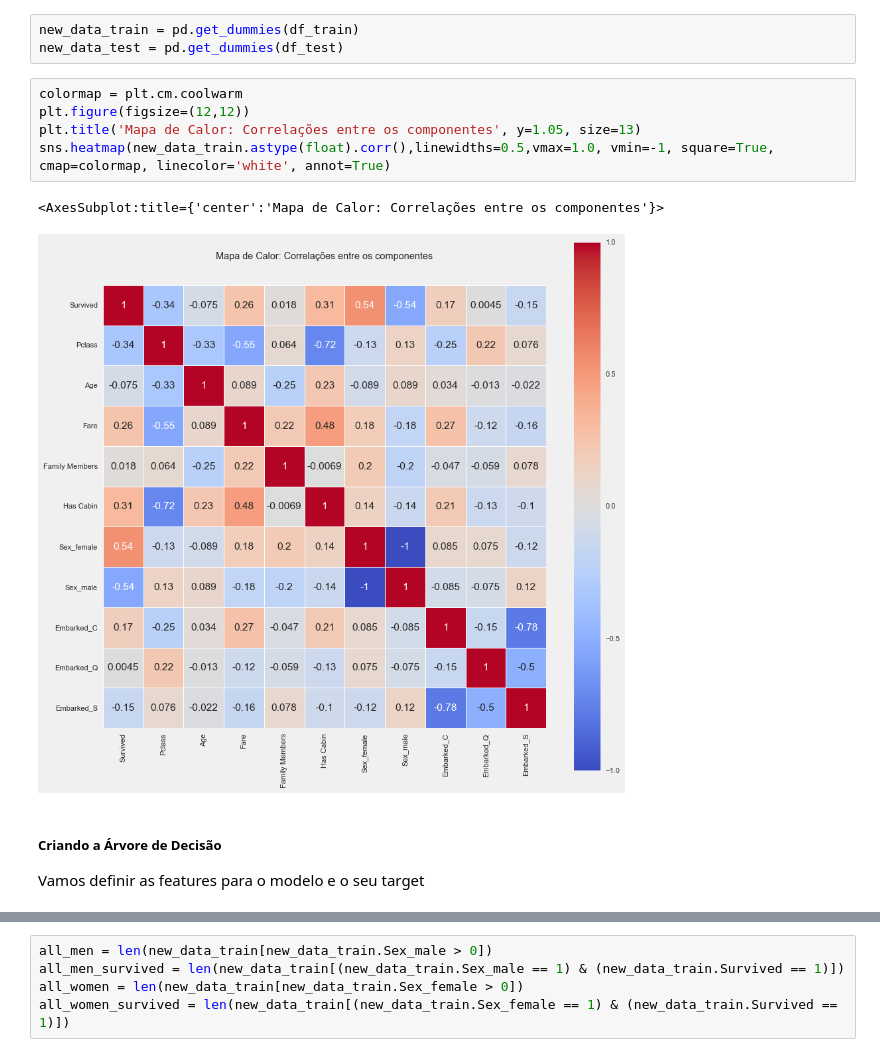
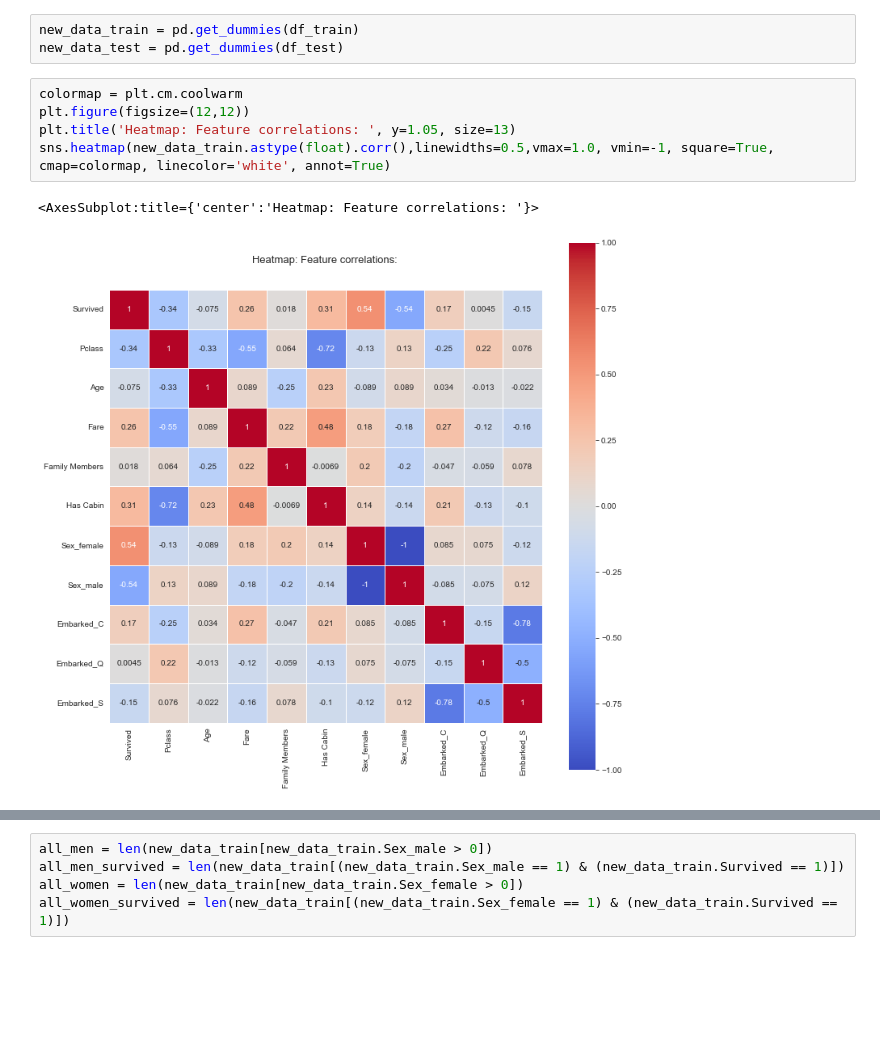
Before and after one commit to ahpqmiranda/dasboards, a Jupyter notebook: data/titanic decision tree/titanic decision tree.ipynb, the cells around one changed output, grey strips where cells are left out. Drawn from its saved outputs; the diff is of its cells as text; blank space fills up the shorter version.

```diff
--- a/data/titanic decision tree/titanic decision tree.ipynb
+++ b/data/titanic decision tree/titanic decision tree.ipynb
@@ -137,11 +137,8 @@ new_data_test = pd.get_dummies(df_test)
 # %%
 colormap = plt.cm.coolwarm
 plt.figure(figsize=(12,12))
-plt.title('Mapa de Calor: Correlações entre os componentes', y=1.05, size=13)
+plt.title('Heatmap: Feature correlations: ', y=1.05, size=13)
 sns.heatmap(new_data_train.astype(float).corr(),linewidths=0.5,vmax=1.0, vmin=-1, square=True, cmap=colormap, linecolor='white', annot=True)
 # %% [output]
-<AxesSubplot:title={'center':'Mapa de Calor: Correlações entre os componentes'}>
+<AxesSubplot:title={'center':'Heatmap: Feature correlations: '}>
-[figure, old version]
+[figure, new version]
-# %% [markdown]
-##### Criando a Árvore de Decisão
-Vamos definir as features para o modelo e o seu target
```
Also changed, not shown: parts of 19 cells of this notebook, 3 other files.
